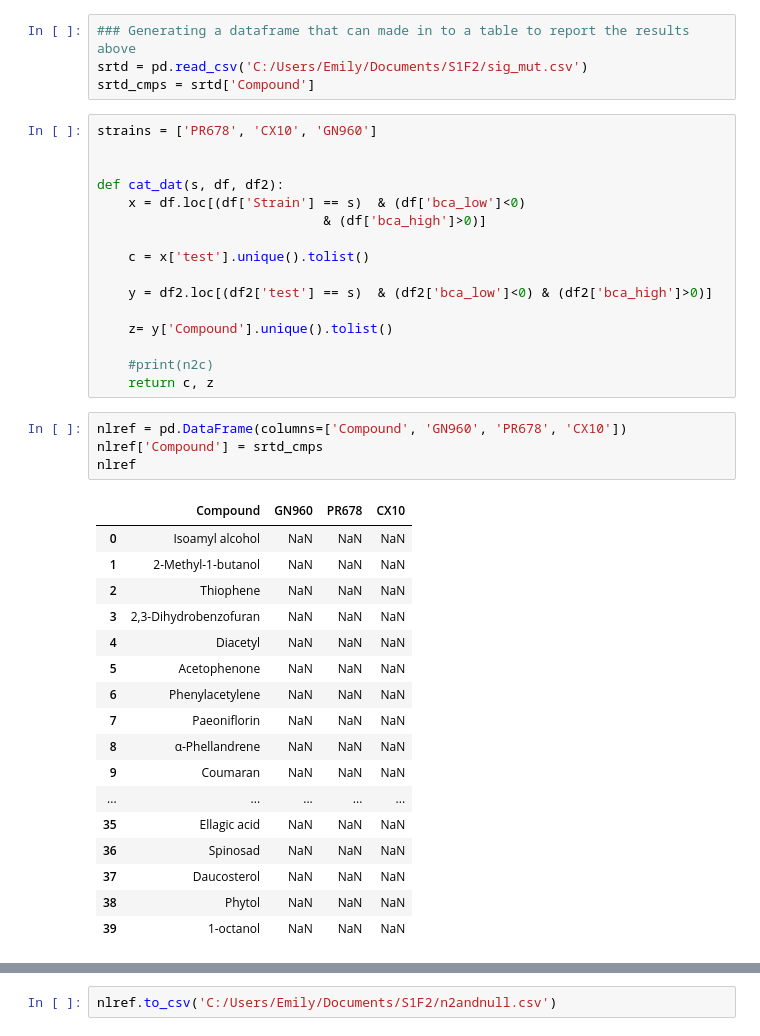
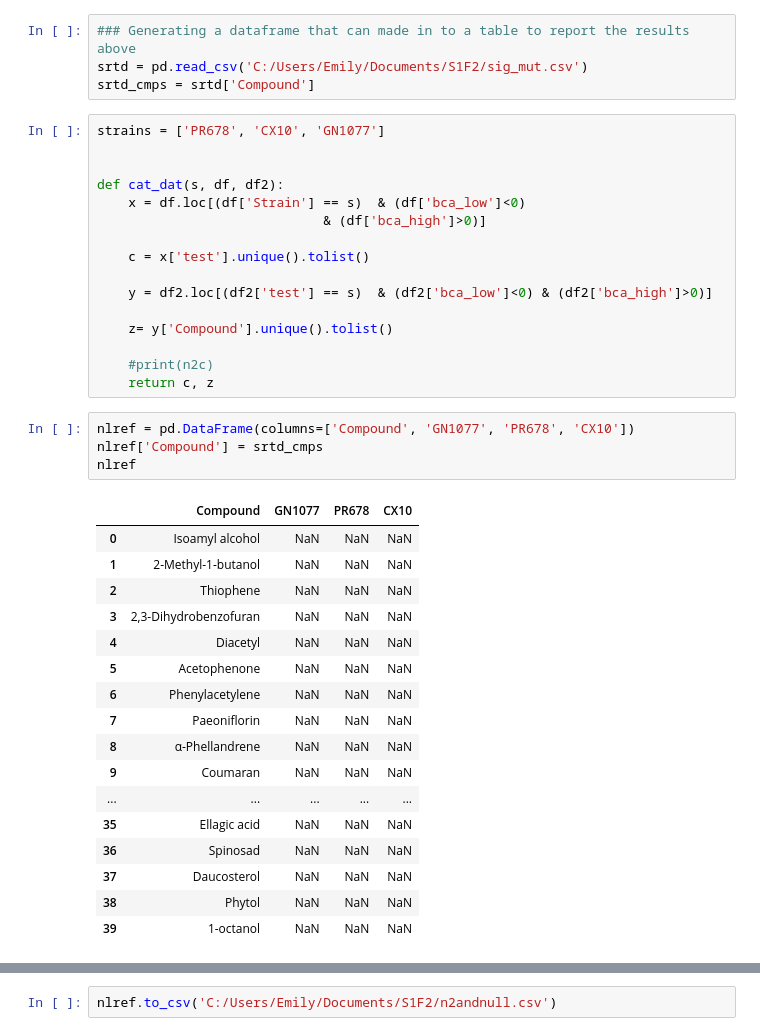
Before and after one commit to Neuroplant-Resources/Neuroplant-DataAnalysis, a Jupyter notebook: S1/Mutant_followup_analysis.ipynb, the cells around one changed output, grey strips where cells are left out. Cells and saved outputs as stored; diff of their text form.

Commit message:
Fixed data entry error for double mutant ID

```diff
--- a/S1/Mutant_followup_analysis.ipynb
+++ b/S1/Mutant_followup_analysis.ipynb
@@ -509,7 +512,7 @@ print(len(GN960['test'].unique().tolist()))
 srtd = pd.read_csv('C:/Users/Emily/Documents/S1F2/sig_mut.csv')
 srtd_cmps = srtd['Compound']
 # %%
-strains = ['PR678', 'CX10', 'GN960']
+strains = ['PR678', 'CX10', 'GN1077']
 
 
 def cat_dat(s, df, df2):
@@ -525,11 +528,11 @@ def cat_dat(s, df, df2):
     #print(n2c)
     return c, z
 # %%
-nlref = pd.DataFrame(columns=['Compound', 'GN960', 'PR678', 'CX10'])
+nlref = pd.DataFrame(columns=['Compound', 'GN1077', 'PR678', 'CX10'])
 nlref['Compound'] = srtd_cmps
 nlref
 # %% [output]
-|  | Compound | GN960 | PR678 | CX10 |
+|  | Compound | GN1077 | PR678 | CX10 |
 | 0 | Isoamyl alcohol | NaN | NaN | NaN |
 | 1 | 2-Methyl-1-butanol | NaN | NaN | NaN |
 | 2 | Thiophene | NaN | NaN | NaN |
```
Also changed, not shown: parts of 17 cells of this notebook, 10 other files.
